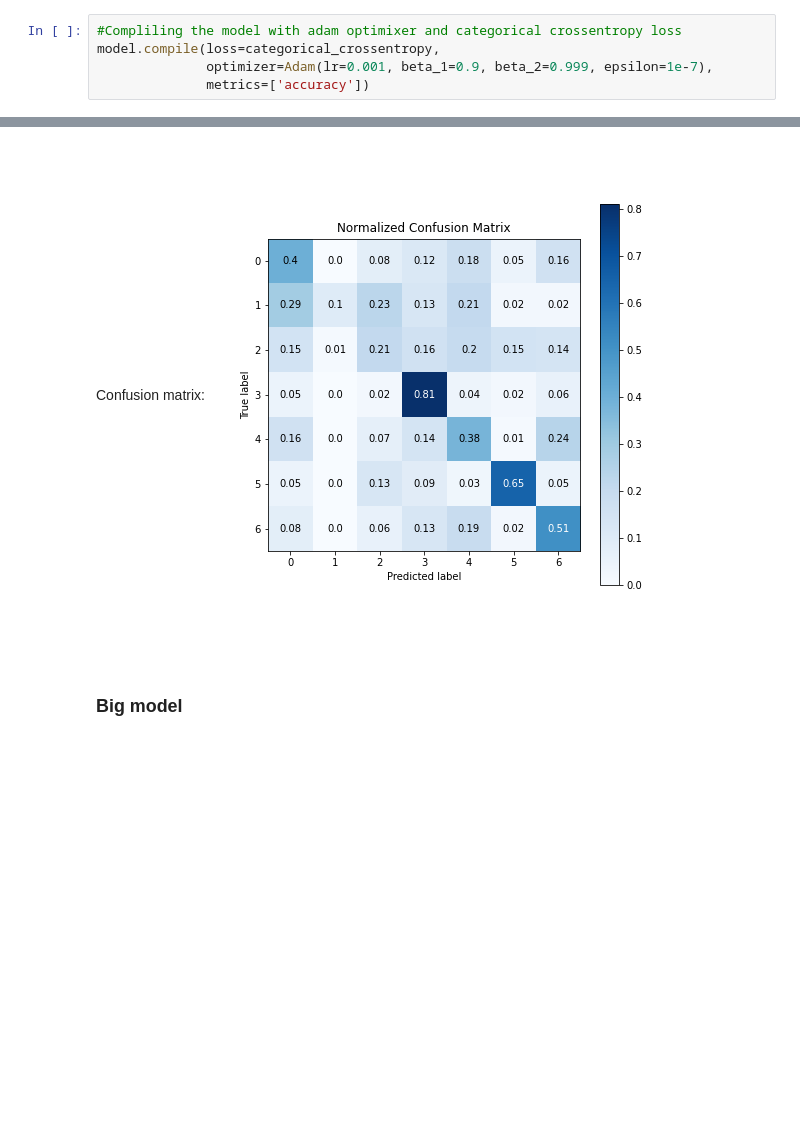
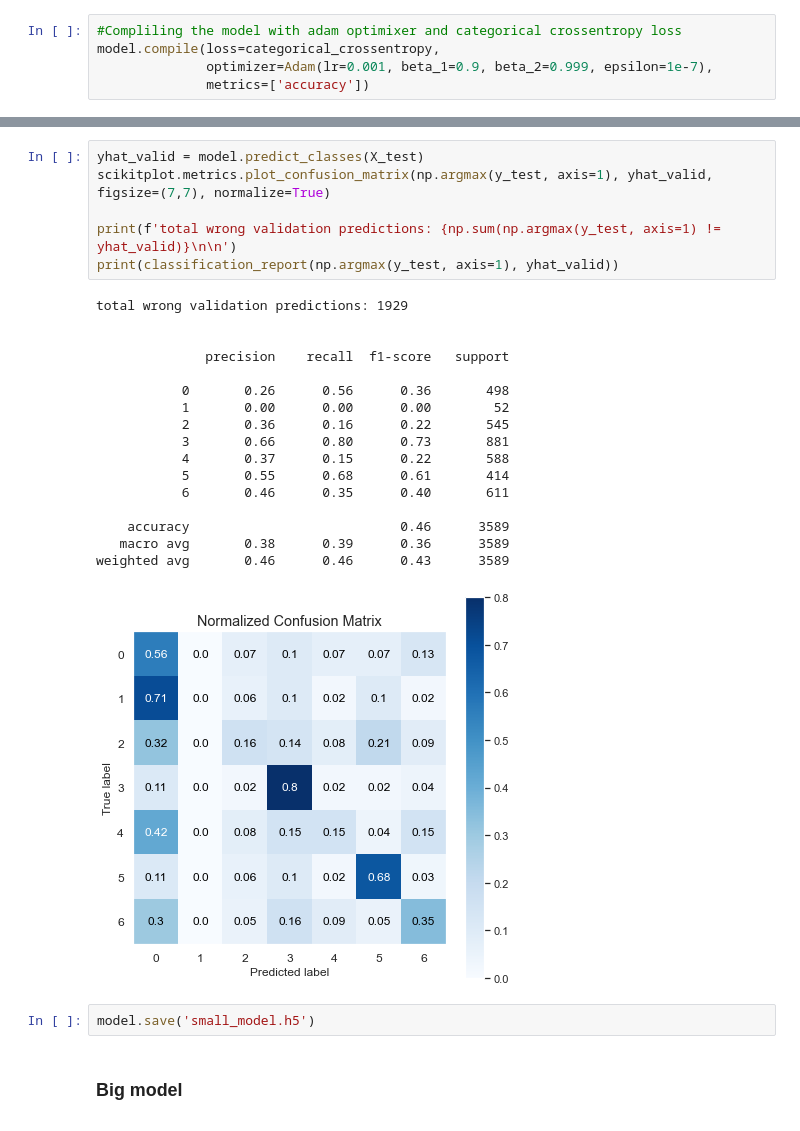
Before and after one commit to mw1213/AML_EmoRecognition, a Jupyter notebook: AML_EmotionRecognition_WawrzynowWilk.ipynb, the cells around one changed output, grey strips where cells are left out. Drawn from its saved outputs; the diff is of its cells as text; blank space fills up the shorter version.

```diff
--- a/AML_EmotionRecognition_WawrzynowWilk.ipynb
+++ b/AML_EmotionRecognition_WawrzynowWilk.ipynb
@@ -255,5 +243,29 @@ The accuracy and loss function obtained for this model:
-# %% [markdown]
-Confusion matrix:![confusion_matrix_dcnn.png](attachment:confusion_matrix_dcnn.png)
+# %%
+yhat_valid = model.predict_classes(X_test)
+scikitplot.metrics.plot_confusion_matrix(np.argmax(y_test, axis=1), yhat_valid, figsize=(7,7), normalize=True)
+
+print(f'total wrong validation predictions: {np.sum(np.argmax(y_test, axis=1) != yhat_valid)}\n\n')
+print(classification_report(np.argmax(y_test, axis=1), yhat_valid))
+# %% [output]
+total wrong validation predictions: 1929
+
+
+              precision    recall  f1-score   support
+
+           0       0.26      0.56      0.36       498
+           1       0.00      0.00      0.00        52
+           2       0.36      0.16      0.22       545
+           3       0.66      0.80      0.73       881
+           4       0.37      0.15      0.22       588
+           5       0.55      0.68      0.61       414
+           6       0.46      0.35      0.40       611
+
+    accuracy                           0.46      3589
+   macro avg       0.38      0.39      0.36      3589
+weighted avg       0.46      0.46      0.43      3589
+[figure, added]
+# %%
+model.save('small_model.h5')
 # %% [markdown]
 ### Big model
 ![SecondModel.png](attachment:SecondModel.png)
```
Also changed, not shown: parts of 18 cells of this notebook, 6 other files.
